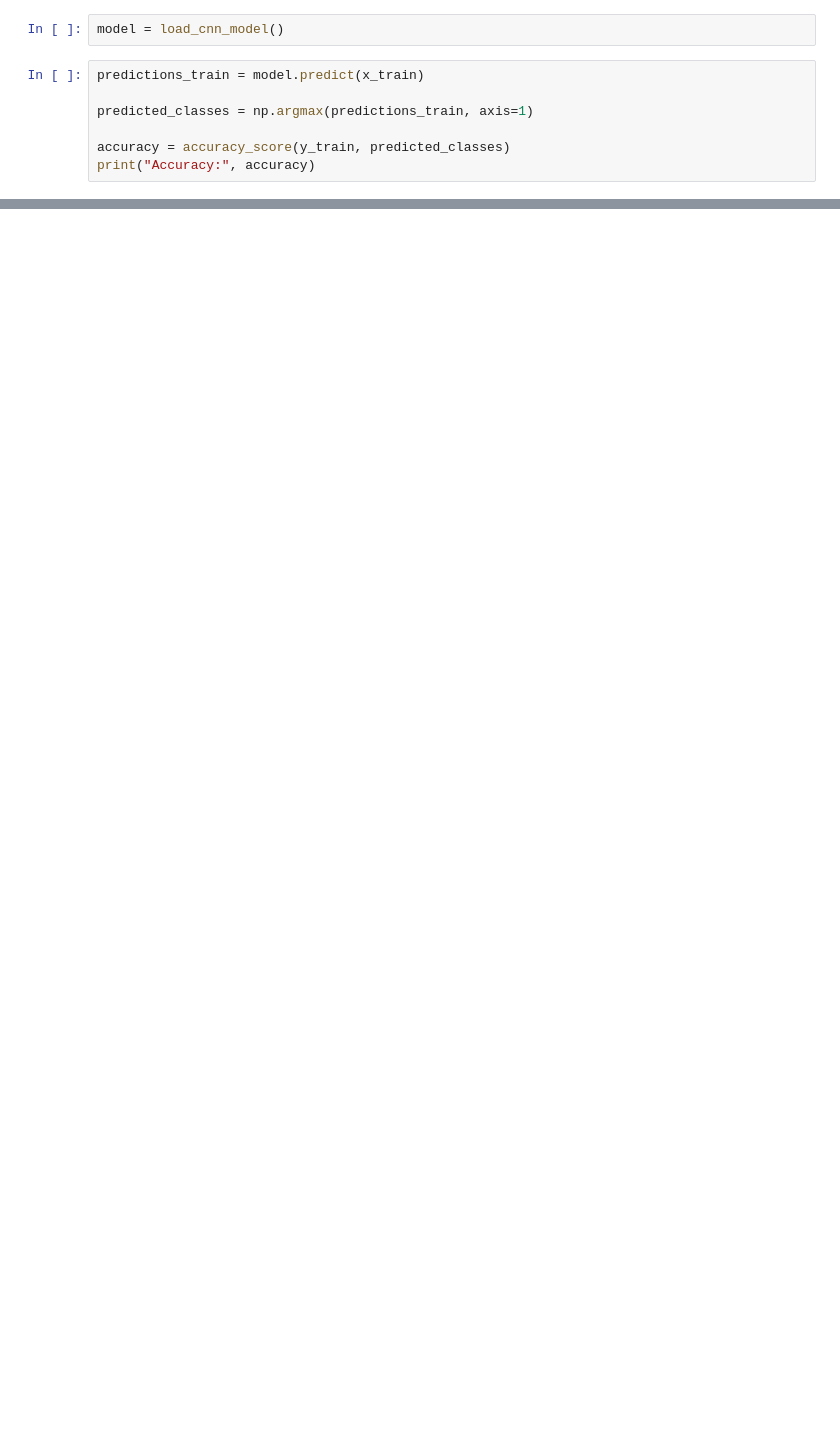
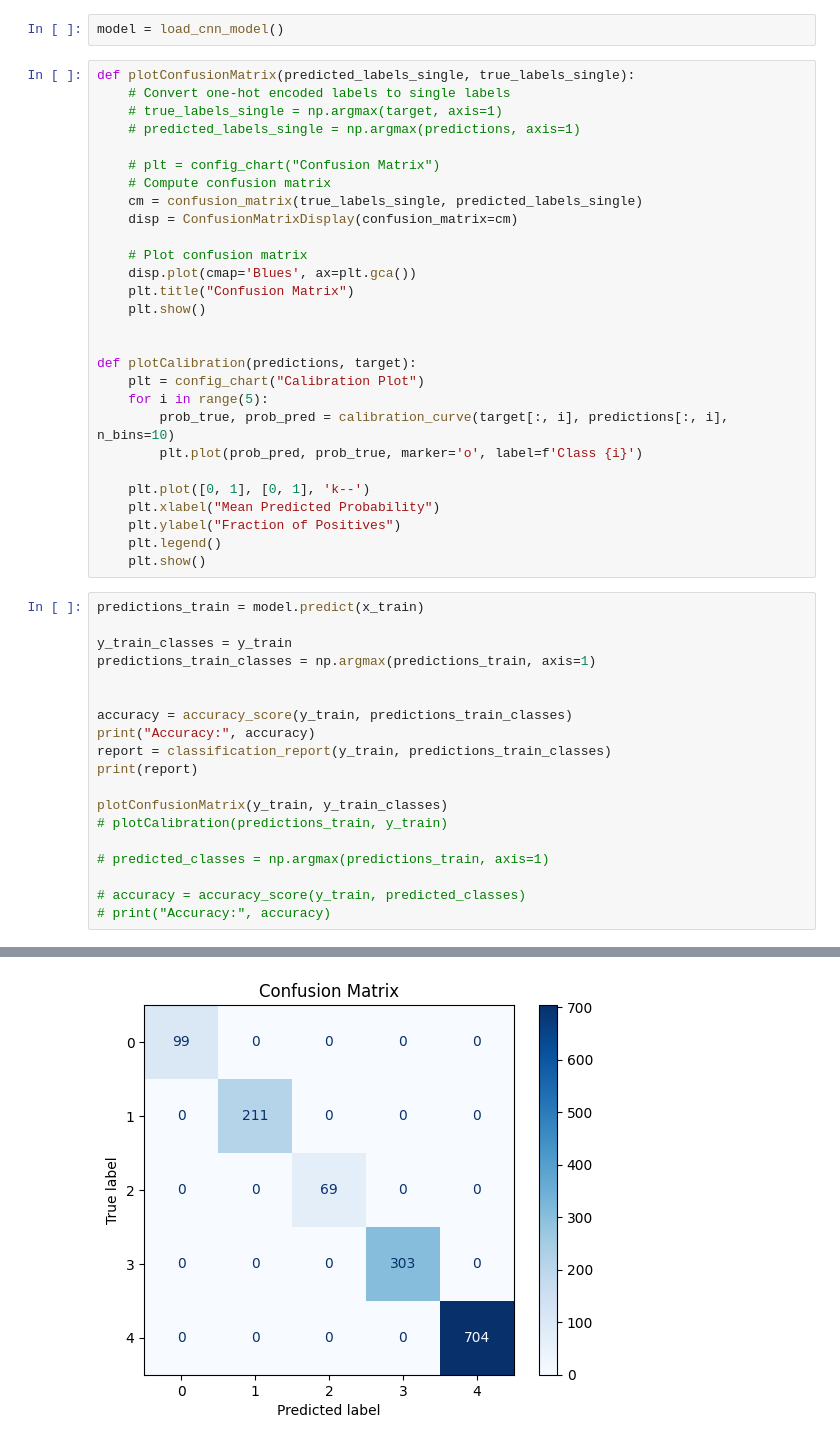
Before and after one commit to BoykoPetevBoev/Stock-Market-Prediction, a Jupyter notebook: src/models/cnn_v3/cnn_model.ipynb, the cells around one changed output, grey strips where cells are left out. Cells and saved outputs as stored; diff of their text form; blank space fills up the shorter version.

```diff
--- a/src/models/cnn_v3/cnn_model.ipynb
+++ b/src/models/cnn_v3/cnn_model.ipynb
@@ -182,10 +177,50 @@ loss, accuracy
 # %%
 model = load_cnn_model()
+# %%
+def plotConfusionMatrix(predicted_labels_single, true_labels_single):
+    # Convert one-hot encoded labels to single labels
+    # true_labels_single = np.argmax(target, axis=1)
+    # predicted_labels_single = np.argmax(predictions, axis=1)
+
+    # plt = config_chart("Confusion Matrix")
+    # Compute confusion matrix
+    cm = confusion_matrix(true_labels_single, predicted_labels_single)
+    disp = ConfusionMatrixDisplay(confusion_matrix=cm)
+
+    # Plot confusion matrix
+    disp.plot(cmap='Blues', ax=plt.gca())
+    plt.title("Confusion Matrix")
+    plt.show()
+
+
+def plotCalibration(predictions, target):
+    plt = config_chart("Calibration Plot")
+    for i in range(5):
+        prob_true, prob_pred = calibration_curve(target[:, i], predictions[:, i], n_bins=10)
+        plt.plot(prob_pred, prob_true, marker='o', label=f'Class {i}')
+
+    plt.plot([0, 1], [0, 1], 'k--')
+    plt.xlabel("Mean Predicted Probability")
+    plt.ylabel("Fraction of Positives")
+    plt.legend()
+    plt.show()
 # %%
 predictions_train = model.predict(x_train)
 
-predicted_classes = np.argmax(predictions_train, axis=1)
+y_train_classes = y_train
+predictions_train_classes = np.argmax(predictions_train, axis=1)
 
-accuracy = accuracy_score(y_train, predicted_classes)
+
+accuracy = accuracy_score(y_train, predictions_train_classes)
 print("Accuracy:", accuracy)
+report = classification_report(y_train, predictions_train_classes)
+print(report)
+
+plotConfusionMatrix(y_train, y_train_classes)
+# plotCalibration(predictions_train, y_train)
+
+# predicted_classes = np.argmax(predictions_train, axis=1)
+
+# accuracy = accuracy_score(y_train, predicted_classes)
+# print("Accuracy:", accuracy)
 # %% [output]
@@ -194,3 +240,4 @@ Accuracy: 1.0
+[figure, added]
 # %%
 predictions_test = model.predict(x_test)
 
```
Also changed, not shown: parts of 10 cells of this notebook, 11 other files.
